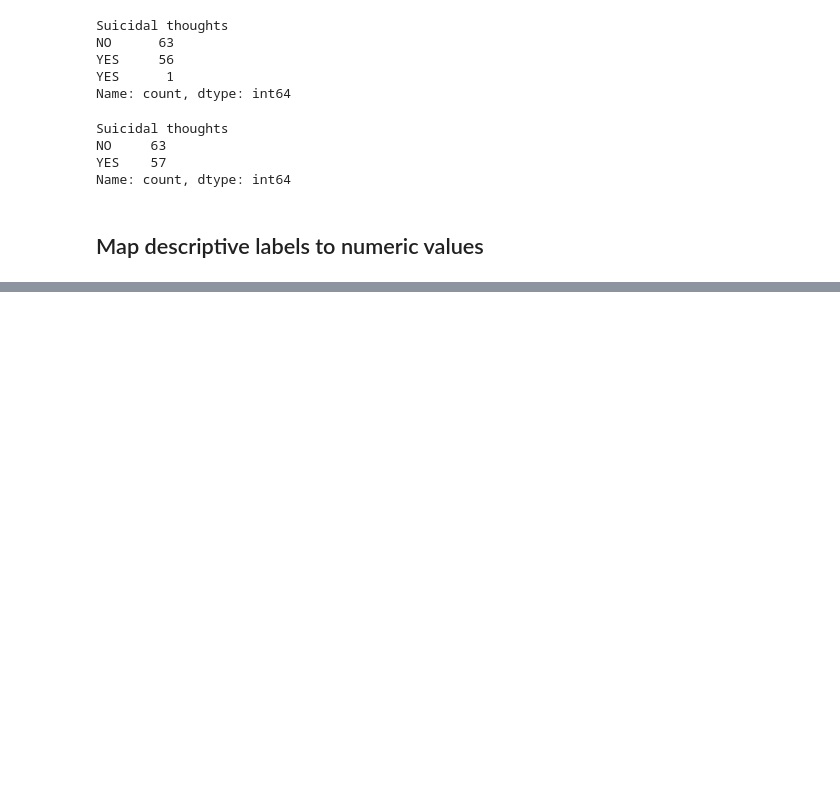
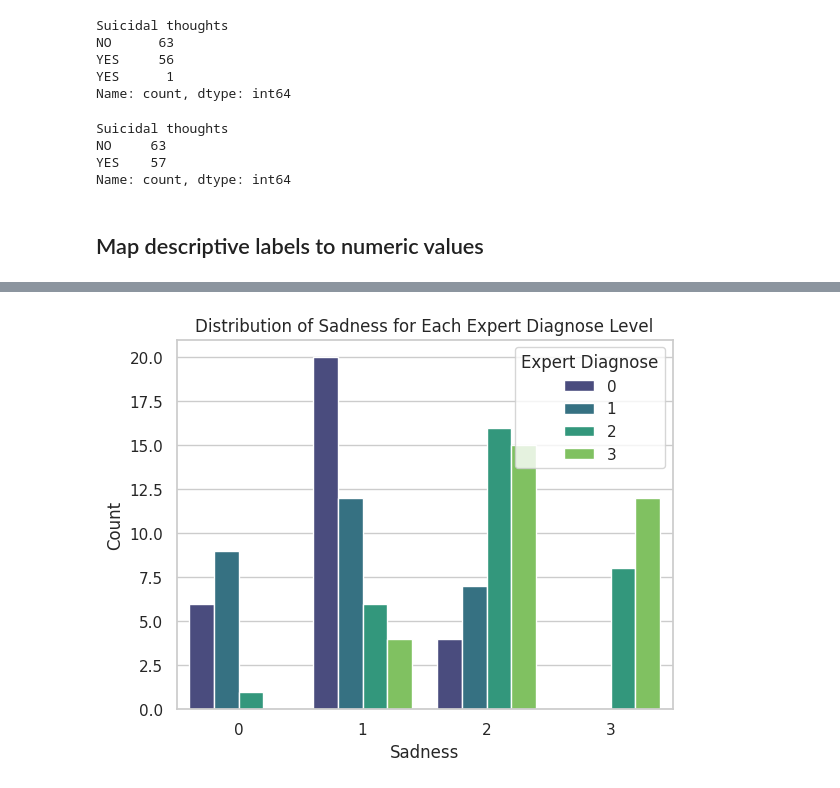
Before and after one commit to stangeorgiana18/mental_disorder-binary-classifier, a Jupyter notebook: mental-disorder-classifier.ipynb, the cells around one changed output, grey strips where cells are left out. Cells and saved outputs as stored; diff of their text form; code cells hidden in the pictures; blank space fills up the shorter version.

```diff
--- a/mental-disorder-classifier.ipynb
+++ b/mental-disorder-classifier.ipynb
@@ -102,0 +236,8 @@ Name: count, dtype: int64
+# %%
+sns.countplot(x = 'Sadness', hue = 'Expert Diagnose', data = mental_dis, palette = 'viridis')
+plt.title('Distribution of Sadness for Each Expert Diagnose Level')
+plt.xlabel('Sadness')
+plt.ylabel('Count')
+plt.show()
+# %% [output]
+[figure, added]
```
Also changed, not shown: parts of 22 cells of this notebook.
